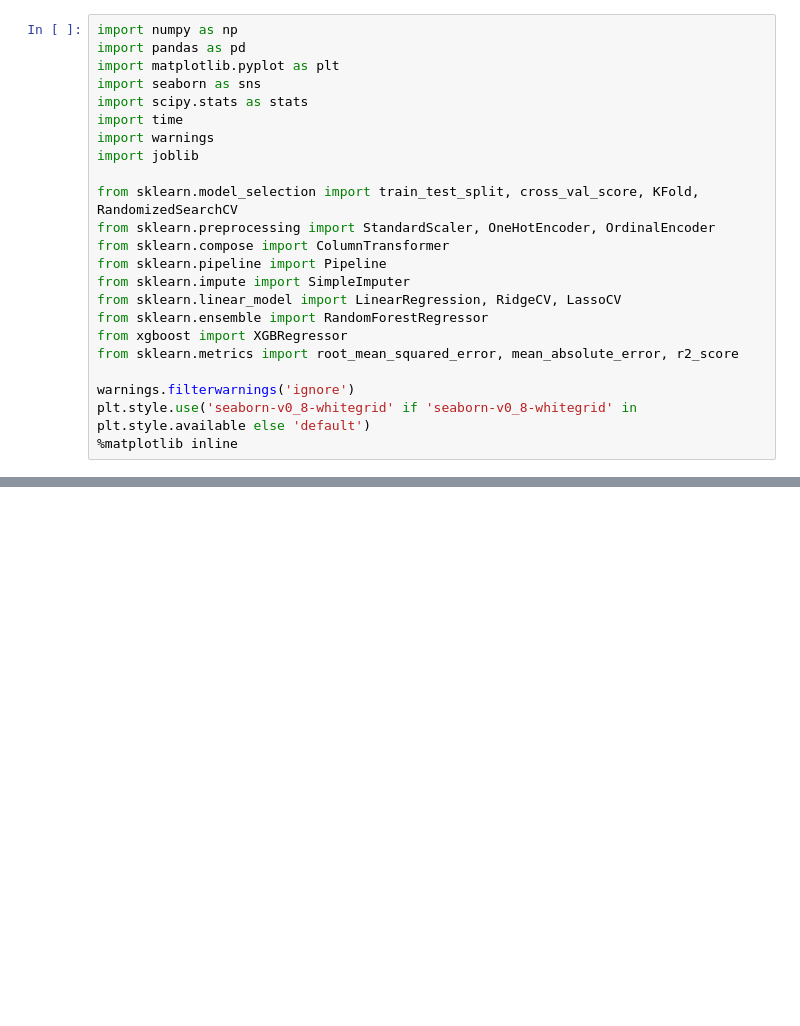
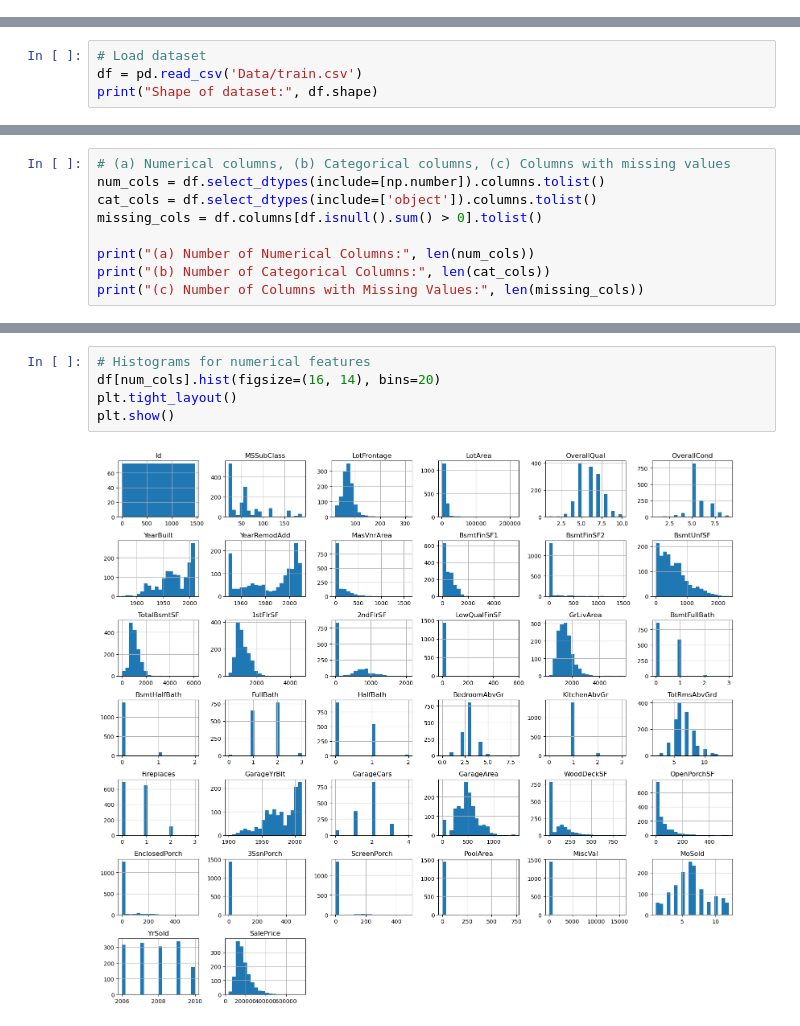
Before and after one commit to priyansh0712/RW, a Jupyter notebook: ML/Final_Exam/HousePrice_SupervisedLearning.ipynb, the cells around one changed output, grey strips where cells are left out. Saved outputs shown, nothing was run; the diff lists cells and outputs as text; blank space fills up the shorter version.

Commit message:
feat: add Ames housing price prediction notebook, dataset, and exploratory data visualization assets

```diff
--- a/ML/Final_Exam/HousePrice_SupervisedLearning.ipynb
+++ b/ML/Final_Exam/HousePrice_SupervisedLearning.ipynb
@@ -3,23 +0,0 @@
-# %%
-import numpy as np
-import pandas as pd
-import matplotlib.pyplot as plt
-import seaborn as sns
-import scipy.stats as stats
-import time
-import warnings
-import joblib
-
-from sklearn.model_selection import train_test_split, cross_val_score, KFold, RandomizedSearchCV
-from sklearn.preprocessing import StandardScaler, OneHotEncoder, OrdinalEncoder
-from sklearn.compose import ColumnTransformer
-from sklearn.pipeline import Pipeline
-from sklearn.impute import SimpleImputer
-from sklearn.linear_model import LinearRegression, RidgeCV, LassoCV
-from sklearn.ensemble import RandomForestRegressor
-from xgboost import XGBRegressor
-from sklearn.metrics import root_mean_squared_error, mean_absolute_error, r2_score
-
-warnings.filterwarnings('ignore')
-plt.style.use('seaborn-v0_8-whitegrid' if 'seaborn-v0_8-whitegrid' in plt.style.available else 'default')
-%matplotlib inline
@@ -941,0 +29,4 @@ Sanity Check: Production Model Predictions on 5 Sample Houses:
+# %%
+# Load dataset
+df = pd.read_csv('Data/train.csv')
+print("Shape of dataset:", df.shape)
@@ -941,0 +68,9 @@ Sanity Check: Production Model Predictions on 5 Sample Houses:
+# %%
+# (a) Numerical columns, (b) Categorical columns, (c) Columns with missing values
+num_cols = df.select_dtypes(include=[np.number]).columns.tolist()
+cat_cols = df.select_dtypes(include=['object']).columns.tolist()
+missing_cols = df.columns[df.isnull().sum() > 0].tolist()
+
+print("(a) Number of Numerical Columns:", len(num_cols))
+print("(b) Number of Categorical Columns:", len(cat_cols))
+print("(c) Number of Columns with Missing Values:", len(missing_cols))
@@ -941,0 +111,7 @@ Sanity Check: Production Model Predictions on 5 Sample Houses:
+# %%
+# Histograms for numerical features
+df[num_cols].hist(figsize=(16, 14), bins=20)
+plt.tight_layout()
+plt.show()
+# %% [output]
+[figure, added]
```
Also changed, not shown: parts of 103 cells of this notebook, 22 other files.
